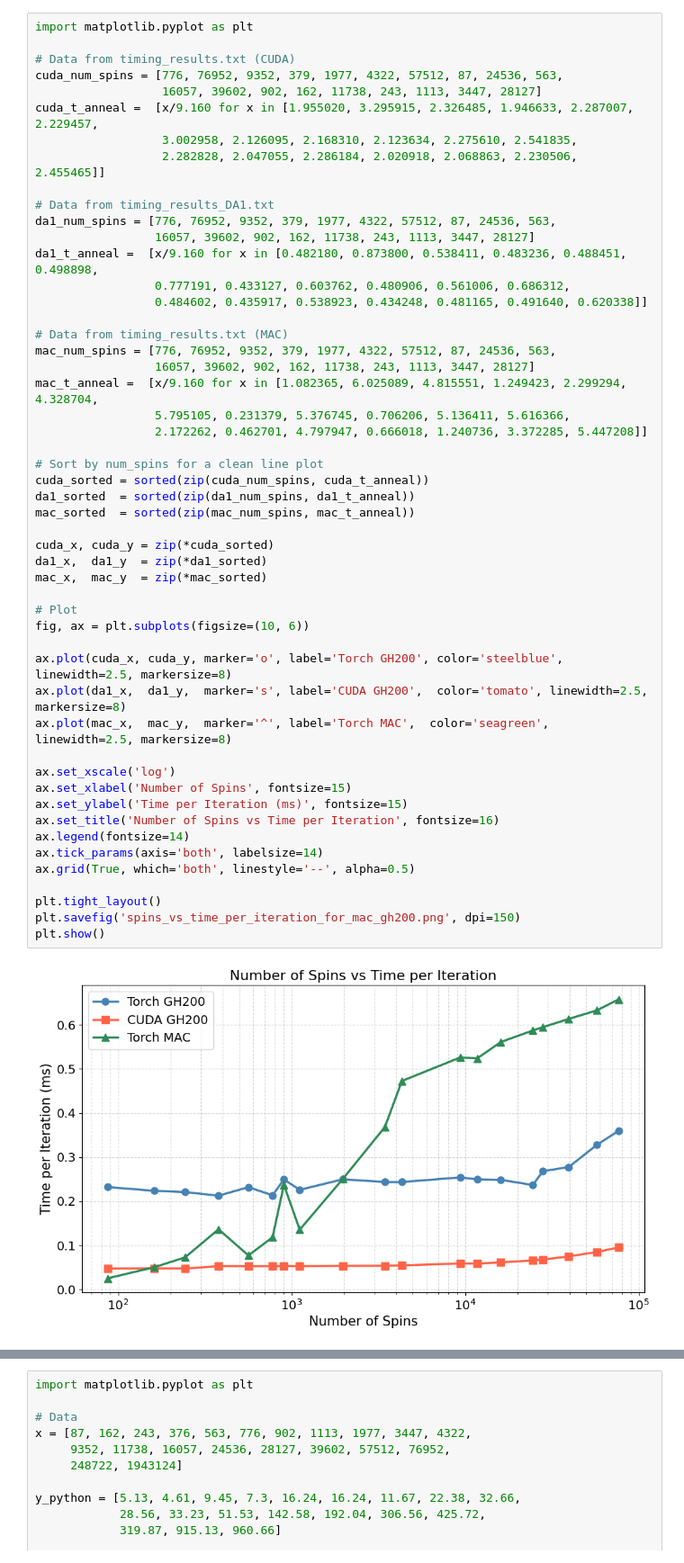
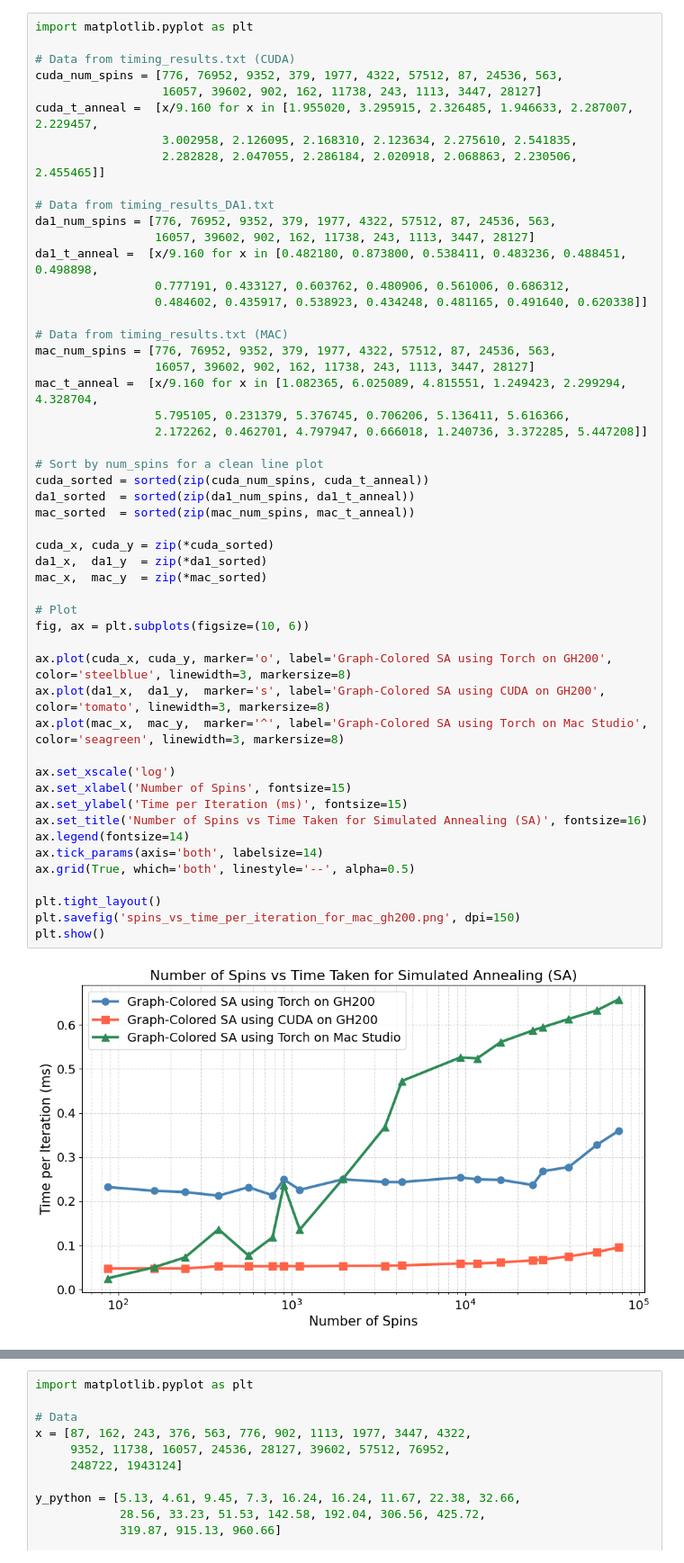
Before and after one commit to AdvithDesu/Digital_Annealer, a Jupyter notebook: Plotting shit.ipynb, the cells around one changed output, grey strips where cells are left out. Shown at 90% size. Drawn from its saved outputs; the diff is of its cells as text.

```diff
--- a/Plotting shit.ipynb
+++ b/Plotting shit.ipynb
@@ -19,35 +19,35 @@ da1_t_anneal =  [x/9.160 for x in [0.482180, 0.873800, 0.538411, 0.483236, 0.488
 mac_num_spins = [776, 76952, 9352, 379, 1977, 4322, 57512, 87, 24536, 563,
                  16057, 39602, 902, 162, 11738, 243, 1113, 3447, 28127]
 mac_t_anneal =  [x/9.160 for x in [1.082365, 6.025089, 4.815551, 1.249423, 2.299294, 4.328704,
                  5.795105, 0.231379, 5.376745, 0.706206, 5.136411, 5.616366,
                  2.172262, 0.462701, 4.797947, 0.666018, 1.240736, 3.372285, 5.447208]]
 
 # Sort by num_spins for a clean line plot
 cuda_sorted = sorted(zip(cuda_num_spins, cuda_t_anneal))
 da1_sorted  = sorted(zip(da1_num_spins, da1_t_anneal))
 mac_sorted  = sorted(zip(mac_num_spins, mac_t_anneal))
 
 cuda_x, cuda_y = zip(*cuda_sorted)
 da1_x,  da1_y  = zip(*da1_sorted)
 mac_x,  mac_y  = zip(*mac_sorted)
 
 # Plot
 fig, ax = plt.subplots(figsize=(10, 6))
 
-ax.plot(cuda_x, cuda_y, marker='o', label='Torch GH200', color='steelblue', linewidth=2.5, markersize=8)
-ax.plot(da1_x,  da1_y,  marker='s', label='CUDA GH200',  color='tomato', linewidth=2.5, markersize=8)
-ax.plot(mac_x,  mac_y,  marker='^', label='Torch MAC',  color='seagreen', linewidth=2.5, markersize=8)
+ax.plot(cuda_x, cuda_y, marker='o', label='Graph-Colored SA using Torch on GH200', color='steelblue', linewidth=3, markersize=8)
+ax.plot(da1_x,  da1_y,  marker='s', label='Graph-Colored SA using CUDA on GH200',  color='tomato', linewidth=3, markersize=8)
+ax.plot(mac_x,  mac_y,  marker='^', label='Graph-Colored SA using Torch on Mac Studio',  color='seagreen', linewidth=3, markersize=8)
 
 ax.set_xscale('log')
 ax.set_xlabel('Number of Spins', fontsize=15)
 ax.set_ylabel('Time per Iteration (ms)', fontsize=15)
-ax.set_title('Number of Spins vs Time per Iteration', fontsize=16)
+ax.set_title('Number of Spins vs Time Taken for Simulated Annealing (SA)', fontsize=16)
 ax.legend(fontsize=14)
 ax.tick_params(axis='both', labelsize=14)
 ax.grid(True, which='both', linestyle='--', alpha=0.5)
 
 plt.tight_layout()
 plt.savefig('spins_vs_time_per_iteration_for_mac_gh200.png', dpi=150)
 plt.show()
 # %% [output]
-[figure, old version]
+[figure, new version]
```
Also changed, not shown: parts of 5 cells of this notebook, 8 other files.
